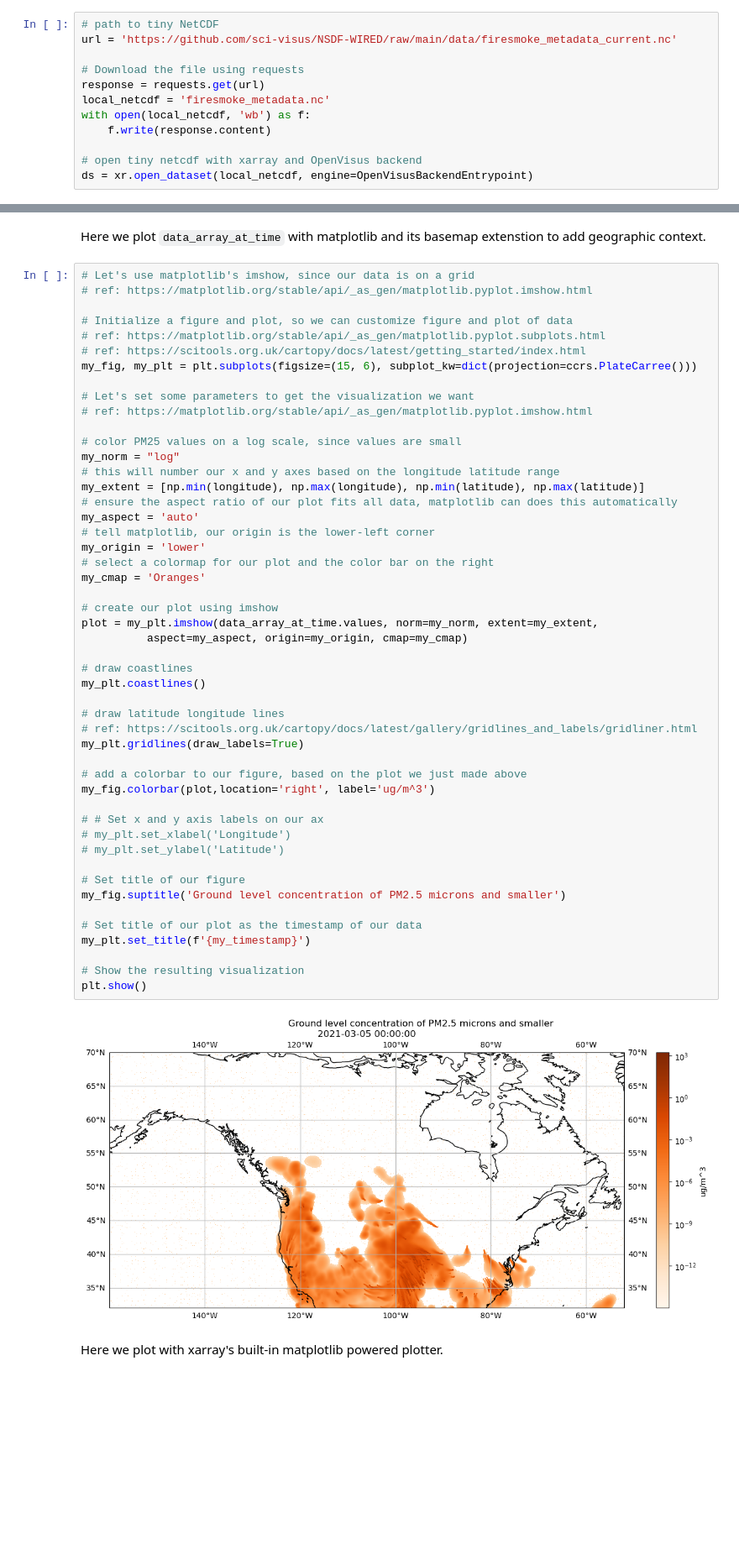
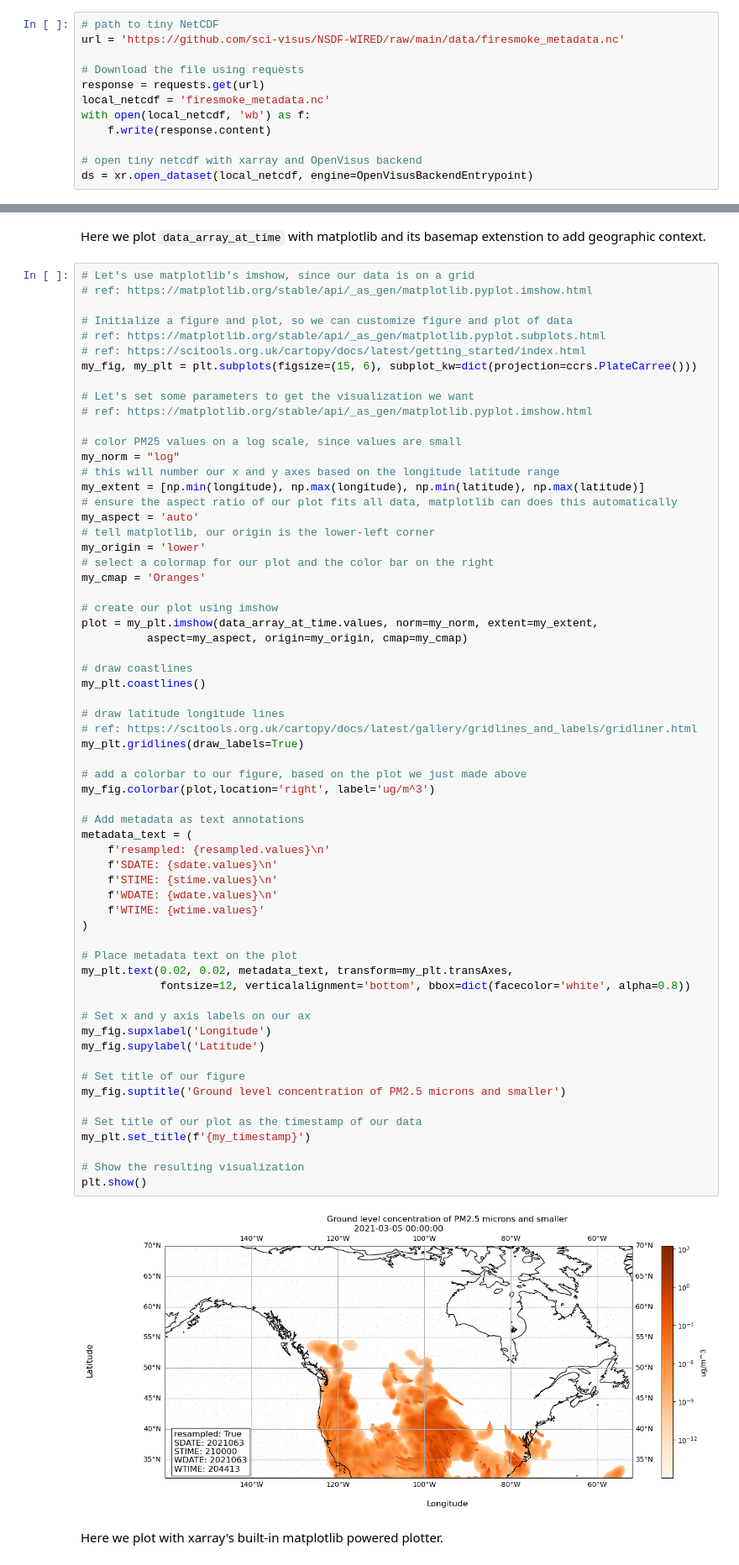
Before and after one commit to sci-visus/NSDF-WIRED, a Jupyter notebook: communication/UBC Smoke Forecast Data Curation/data_notebooks/demo/demo.ipynb, the cells around one changed output, grey strips where cells are left out. Shown at 84% size. Cells and saved outputs as stored; diff of their text form; blank space fills up the shorter version.

```diff
--- a/communication/UBC Smoke Forecast Data Curation/data_notebooks/demo/demo.ipynb
+++ b/communication/UBC Smoke Forecast Data Curation/data_notebooks/demo/demo.ipynb
@@ -47,7 +46,7 @@ os.environ['CURL_CA_BUNDLE'] = ''
 ### In this section, we load our data using `xr.open_dataset`.
 # %%
 # path to tiny NetCDF
-url = 'https://github.com/sci-visus/NSDF-WIRED/raw/main/data/firesmoke_metadata_current.nc'
+url = 'https://github.com/sci-visus/NSDF-WIRED/raw/main/data/firesmoke_metadata.nc'
 
 # Download the file using requests
 response = requests.get(url)
@@ -302,37 +329,50 @@ my_extent = [np.min(longitude), np.max(longitude), np.min(latitude), np.max(lati
 my_aspect = 'auto'
 # tell matplotlib, our origin is the lower-left corner
 my_origin = 'lower'
 # select a colormap for our plot and the color bar on the right
 my_cmap = 'Oranges'
 
 # create our plot using imshow
 plot = my_plt.imshow(data_array_at_time.values, norm=my_norm, extent=my_extent,
           aspect=my_aspect, origin=my_origin, cmap=my_cmap)
 
 # draw coastlines
 my_plt.coastlines()
 
 # draw latitude longitude lines
 # ref: https://scitools.org.uk/cartopy/docs/latest/gallery/gridlines_and_labels/gridliner.html
 my_plt.gridlines(draw_labels=True)
 
 # add a colorbar to our figure, based on the plot we just made above
 my_fig.colorbar(plot,location='right', label='ug/m^3')
 
-# # Set x and y axis labels on our ax
-# my_plt.set_xlabel('Longitude')
-# my_plt.set_ylabel('Latitude')
+# Add metadata as text annotations
+metadata_text = (
+    f'resampled: {resampled.values}\n'
+    f'SDATE: {sdate.values}\n'
+    f'STIME: {stime.values}\n'
+    f'WDATE: {wdate.values}\n'
+    f'WTIME: {wtime.values}'
+)
+
+# Place metadata text on the plot
+my_plt.text(0.02, 0.02, metadata_text, transform=my_plt.transAxes,
+            fontsize=12, verticalalignment='bottom', bbox=dict(facecolor='white', alpha=0.8))
+
+# Set x and y axis labels on our ax
+my_fig.supxlabel('Longitude')
+my_fig.supylabel('Latitude')
 
 # Set title of our figure
 my_fig.suptitle('Ground level concentration of PM2.5 microns and smaller')
 
 # Set title of our plot as the timestamp of our data
 my_plt.set_title(f'{my_timestamp}')
 
 # Show the resulting visualization
 plt.show()
 # %% [output]
-[figure, old version]
+[figure, new version]
 # %% [markdown]
 Here we plot with xarray's built-in matplotlib powered plotter.
 # %%
```
Also changed, not shown: parts of 8 cells of this notebook, 20 other files.
